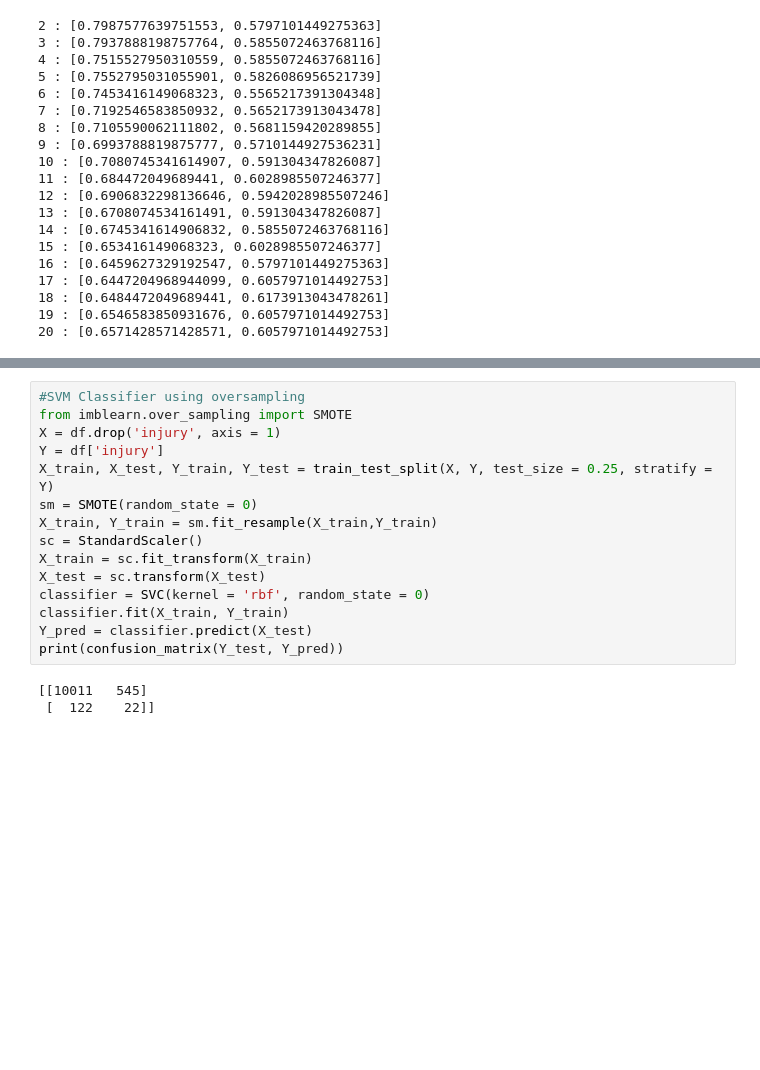
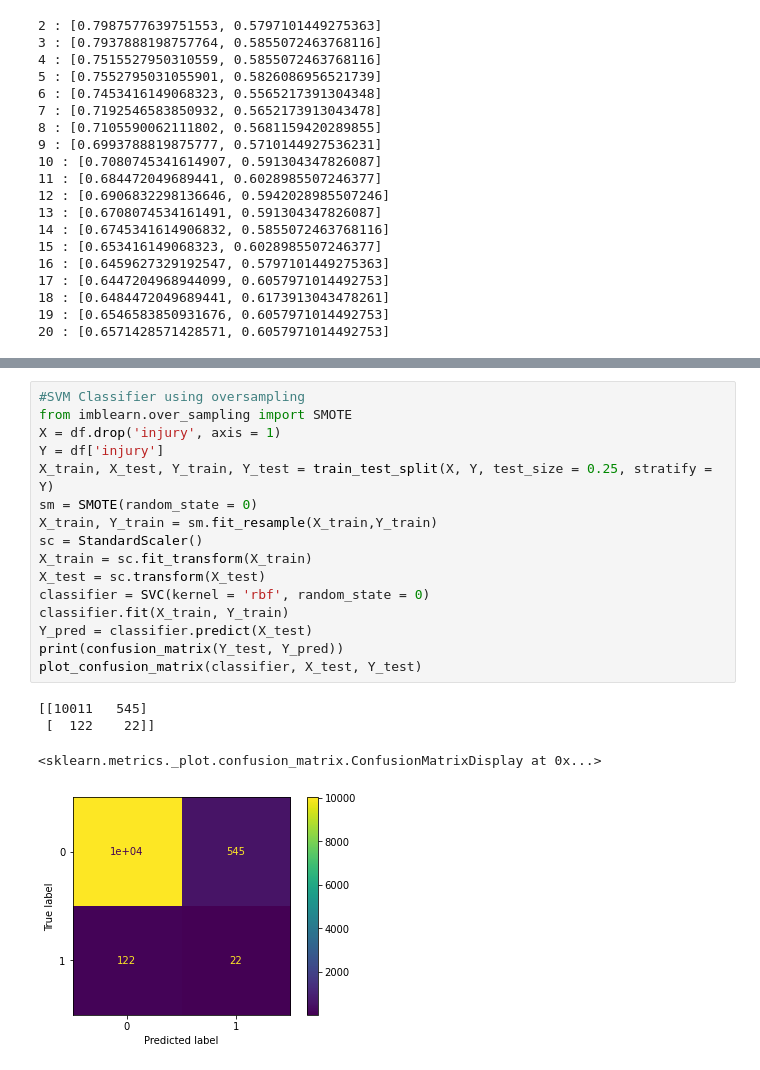
Before and after one commit to AmanPatel117/Injury-In-Runners-Data-Science-Project, a Jupyter notebook: running-injury-prediction.ipynb, the cells around one changed output, grey strips where cells are left out. Drawn from its saved outputs; the diff is of its cells as text; blank space fills up the shorter version.

```diff
--- a/running-injury-prediction.ipynb
+++ b/running-injury-prediction.ipynb
@@ -450,21 +418,24 @@ print(confusion_matrix(Y_test, Y_pred))
 # %%
 #SVM Classifier using oversampling
 from imblearn.over_sampling import SMOTE
 X = df.drop('injury', axis = 1)
 Y = df['injury']
 X_train, X_test, Y_train, Y_test = train_test_split(X, Y, test_size = 0.25, stratify = Y)
 sm = SMOTE(random_state = 0)
 X_train, Y_train = sm.fit_resample(X_train,Y_train)
 sc = StandardScaler()
 X_train = sc.fit_transform(X_train)
 X_test = sc.transform(X_test)
 classifier = SVC(kernel = 'rbf', random_state = 0)
 classifier.fit(X_train, Y_train)
 Y_pred = classifier.predict(X_test)
 print(confusion_matrix(Y_test, Y_pred))
+plot_confusion_matrix(classifier, X_test, Y_test)
 # %% [output]
 [[10011   545]
  [  122    22]]
+<sklearn.metrics._plot.confusion_matrix.ConfusionMatrixDisplay at 0x...>
+[figure, added]
 # %%
 #Bagging Classifier With Undersampling
 import sklearn.ensemble
```
Also changed, not shown: parts of 34 cells of this notebook.
